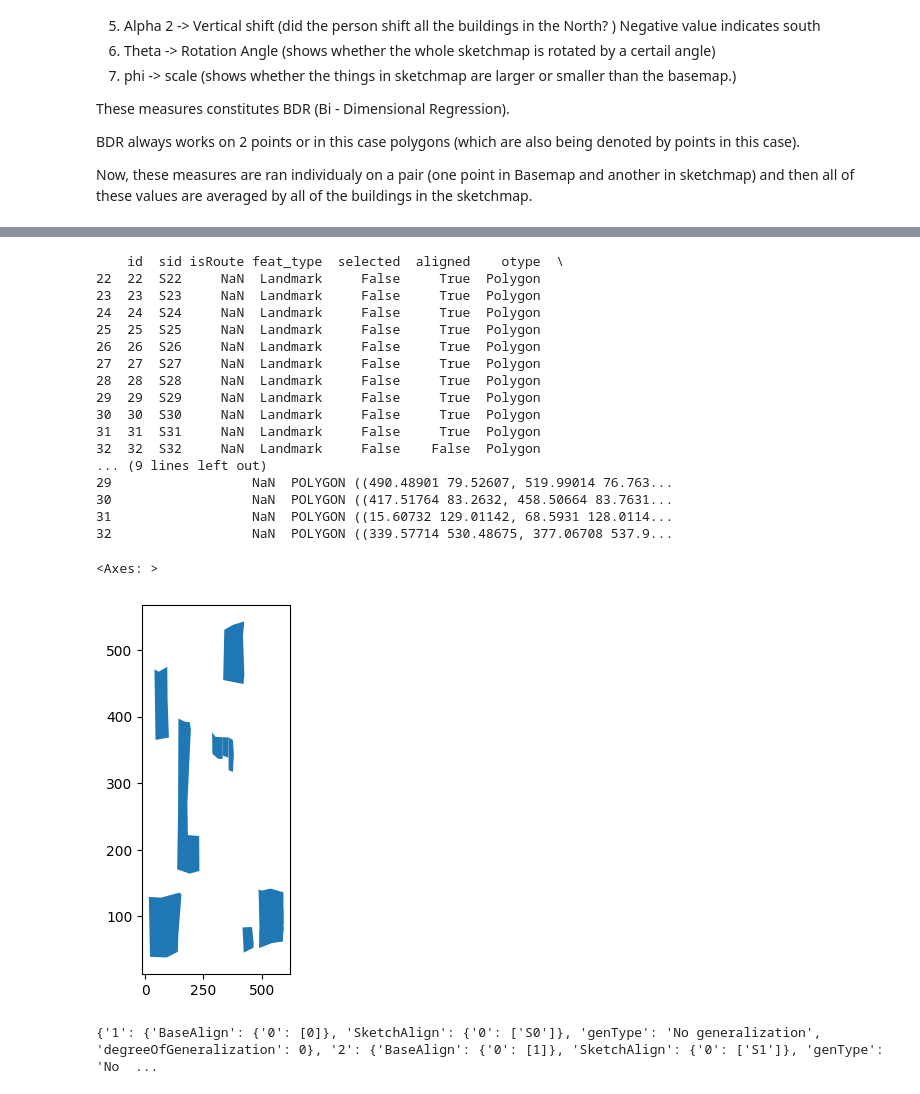
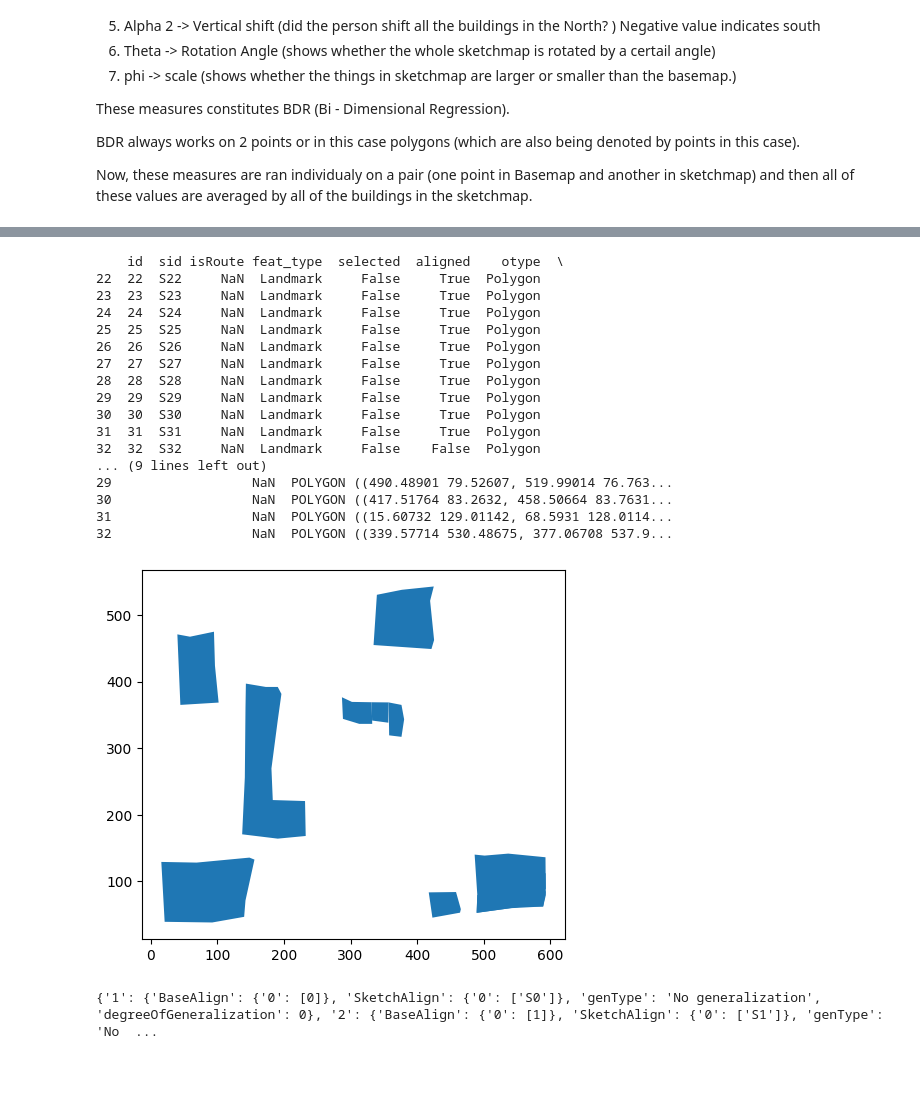
Before and after one commit to ajay-sheokand/SketchMap, a Jupyter notebook: sketchmap_BDR.ipynb, the cells around one changed output, grey strips where cells are left out. Drawn from its saved outputs; the diff is of its cells as text; code cells hidden in the pictures.

```diff
--- a/sketchmap_BDR.ipynb
+++ b/sketchmap_BDR.ipynb
@@ -57,31 +58,32 @@ bsm_landmarks.plot()
 # %%
 skm_feat = gpd.read_file("./datasets/sketchmap-bdr-test/sketchMap1.JPG.geojson")
 
 
 
 skm_landmarks = skm_feat[skm_feat['feat_type'] == 'Landmark']
 print(skm_landmarks)
 skm_landmarks.plot()
+ax = plt.gca()
+ax.set_aspect('equal')
 # %% [output]
     id  sid isRoute feat_type  selected  aligned    otype  \
 22  22  S22     NaN  Landmark     False     True  Polygon
 23  23  S23     NaN  Landmark     False     True  Polygon
 24  24  S24     NaN  Landmark     False     True  Polygon
 25  25  S25     NaN  Landmark     False     True  Polygon
 26  26  S26     NaN  Landmark     False     True  Polygon
 27  27  S27     NaN  Landmark     False     True  Polygon
 28  28  S28     NaN  Landmark     False     True  Polygon
 29  29  S29     NaN  Landmark     False     True  Polygon
 30  30  S30     NaN  Landmark     False     True  Polygon
 31  31  S31     NaN  Landmark     False     True  Polygon
 32  32  S32     NaN  Landmark     False    False  Polygon
 ... (9 lines left out)
 29                  NaN  POLYGON ((490.48901 79.52607, 519.99014 76.763...
 30                  NaN  POLYGON ((417.51764 83.2632, 458.50664 83.7631...
 31                  NaN  POLYGON ((15.60732 129.01142, 68.5931 128.0114...
 32                  NaN  POLYGON ((339.57714 530.48675, 377.06708 537.9...
-<Axes: >
-[figure, old version]
+[figure, new version]
 # %%
 with open('./datasets/alignm/alignment.json', 'r') as file:
     align = json.load(file)
```
Also changed, not shown: parts of 1 cell of this notebook.
